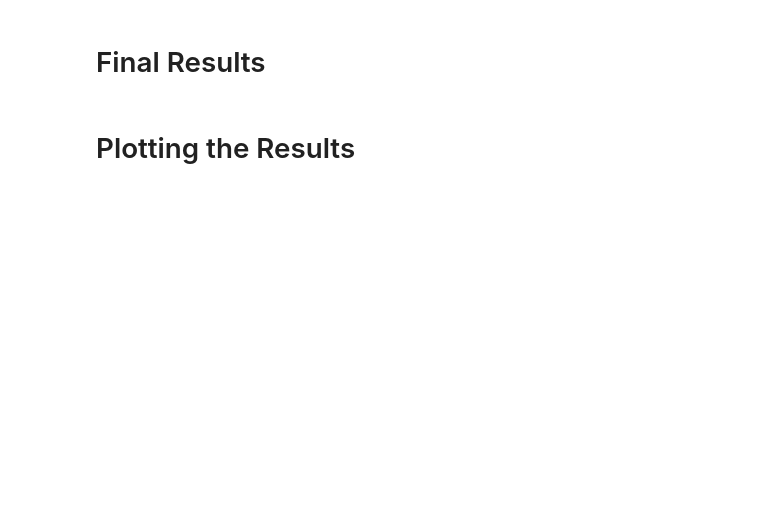
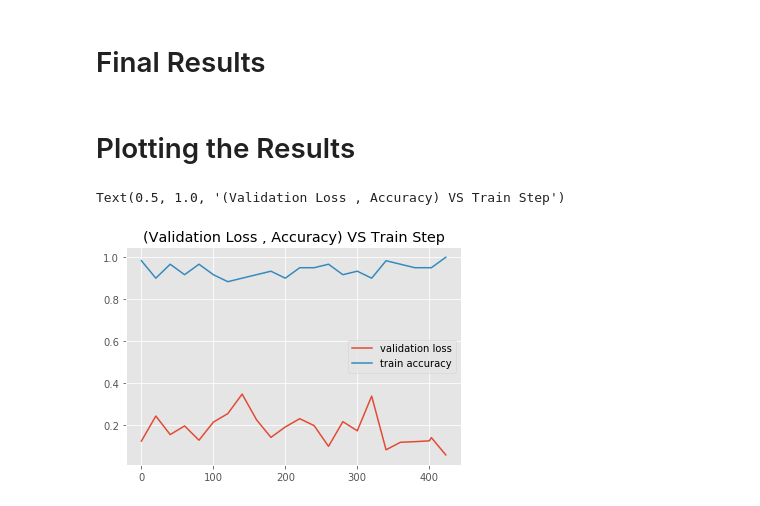
Before and after one commit to kalpadiptyaroy/Research, a Jupyter notebook: Resnet50_Notebook.ipynb, the cells around one changed output. Cells and saved outputs as stored; diff of their text form; code cells hidden in the pictures; blank space fills up the shorter version.

```diff
--- a/Resnet50_Notebook.ipynb
+++ b/Resnet50_Notebook.ipynb
@@ -90,8 +92,8 @@ test_transform = torchvision.transforms.Compose([
 # Prepare DataLoader
 # %%
 train_dirs = {
-    'Covid': 'Dataset/Covid',
-    'Non-Covid' : 'Dataset/Non-Covid'
+    'Covid': 'Dataset2/Covid',
+    'Non-Covid' : 'Dataset2/Non-Covid'
 }
 
 train_dataset = ChestXRayDataset(train_dirs, train_transform)
@@ -98,7 +103,7 @@ train_dataset = ChestXRayDataset(train_dirs, train_transform)
 # %%
 test_dirs = {
-    'Covid': 'Dataset/test/Covid',
-    'Non-Covid' : 'Dataset/test/Non-Covid'
+    'Covid': 'Dataset2/test/Covid',
+    'Non-Covid' : 'Dataset2/test/Non-Covid'
 }
 
 test_dataset = ChestXRayDataset(test_dirs, test_transform)
@@ -188,6 +217,8 @@ def train(epochs, resume_from_checkpoint = False):
 
     accuracy_yaxis = []
     val_loss_yaxis = []
+    train_loss_yaxis = []
+    val_accuracy_yaxis = []
     steps_xaxis = []
 
     if resume_from_checkpoint == True:
@@ -227,6 +258,8 @@ def train(epochs, resume_from_checkpoint = False):
                     _, preds = torch.max(outputs, 1)
                     accuracy += sum((preds == labels).numpy())
 
+                val_accuracy_yaxis.append(accuracy)
+                train_loss_yaxis.append(train_loss)
                 val_loss /= (val_step + 1)
                 accuracy = accuracy / len(test_dataset)
                 print(f'Validation Loss: {val_loss:.4f}, Accuracy:{accuracy:.4f}')
@@ -236,9 +269,9 @@ def train(epochs, resume_from_checkpoint = False):
                 #show_preds()
                 resnet50.train()
 
-                if accuracy >= 0.97:
+                if accuracy >= 0.99:
                     print('Performance Condition Satisfied, Stopping ...')
-                    return
+                    return (accuracy_yaxis, val_loss_yaxis, train_loss_yaxis, val_accuracy_yaxis, steps_xaxis)
 
         train_loss /= (train_step + 1)
 
@@ -248,7 +281,7 @@ def train(epochs, resume_from_checkpoint = False):
             save_checkpoint(resnet50, optimizer, e + 1, accuracy_yaxis, val_loss_yaxis, steps_xaxis)
 
     print('Training Complete ....')
-    return (accuracy_yaxis, val_loss_yaxis, steps_xaxis)
+    return (accuracy_yaxis, val_loss_yaxis, train_loss_yaxis, val_accuracy_yaxis, steps_xaxis)
 # %%
 %%time
-accuracy_yaxis, val_loss_yaxis, steps_xaxis = train(epochs = 5, resume_from_checkpoint=True)
+accuracy_yaxis, val_loss_yaxis, train_loss_yaxis, val_accuracy_yaxis, steps_xaxis = train(epochs = 2)
@@ -259,7 +310,14 @@ show_preds()
 # %% [markdown]
 # Plotting the Results
 # %%
+plt.style.use("ggplot")
+plt.figure()
 plt.plot(steps_xaxis, val_loss_yaxis, label = 'validation loss')
-plt.plot(steps_xaxis, accuracy_yaxis, label = 'accuracy')
+plt.plot(steps_xaxis, accuracy_yaxis, label = 'train accuracy')
+#plt.plot(steps_xaxis, train_loss_yaxis, label = 'train loss')
+#plt.plot(steps_xaxis, val_accuracy_yaxis, label = 'validation accuracy')
 plt.legend()
 plt.title('(Validation Loss , Accuracy) VS Train Step')
+# %% [output]
+Text(0.5, 1.0, '(Validation Loss , Accuracy) VS Train Step')
+[figure, added]
```
Also changed, not shown: parts of 7 cells of this notebook, 4 other files.
